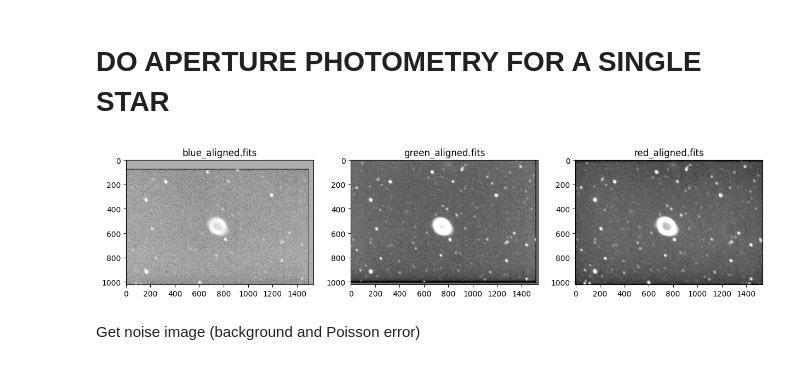
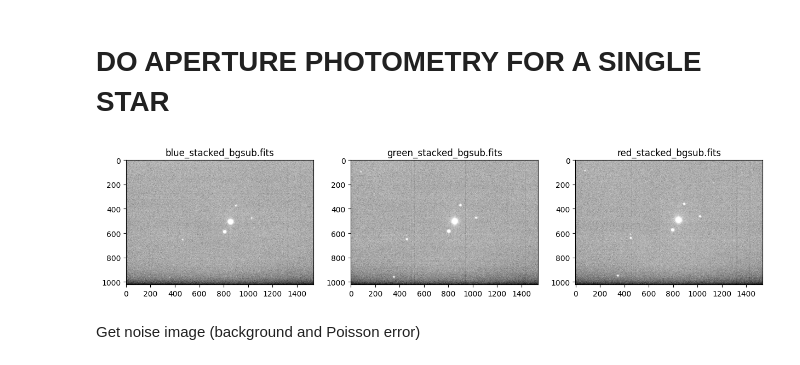
Before and after one commit to wisewizardofthestars/LA, a Jupyter notebook: V-aperture_photometry SHELIAK.ipynb, the cells around one changed output. Saved outputs shown, nothing was run; the diff lists cells and outputs as text; code cells hidden in the pictures.

```diff
--- a/V-aperture_photometry SHELIAK.ipynb
+++ b/V-aperture_photometry SHELIAK.ipynb
@@ -18,23 +18,23 @@ from astropy.visualization import simple_norm
 from photutils.aperture import aperture_photometry, CircularAnnulus, CircularAperture
 # %%
 # Make sure filters and paths match in length
-filters = ['blue', 'green', 'red']  # or adjust to match your files
+filters = [ 'blue', 'green', 'red']  # or adjust to match your files
 paths = []
-for file in os.listdir("./m57/aligned/"):
+for file in os.listdir("./sheliak/bgsub_stacked/"):
     if file.endswith(".fits"):
-        paths.append(os.path.join("./m57/aligned/", file))
+        paths.append(os.path.join("./sheliak/bgsub_stacked/", file))
 
 stacked_images = {}
 for i, fil in enumerate(filters):
     stacked_images[fil] = fits.getdata(paths[i])
 
 fig, ax = plt.subplots(1, len(filters), figsize=(15, 5))
 for i, fil in enumerate(filters):
     norm = simple_norm(stacked_images[fil], 'asinh', min_percent=5, max_percent=99)
     ax[i].imshow(stacked_images[fil], norm=norm, cmap='gray')
     ax[i].set_title(paths[i].split("/")[-1])
 # %% [output]
-[figure, old version]
+[figure, new version]
 # %%
 ## First mask sources
 from photutils.segmentation import detect_threshold, detect_sources
```
Also changed, not shown: parts of 6 cells of this notebook, 2 other files.
